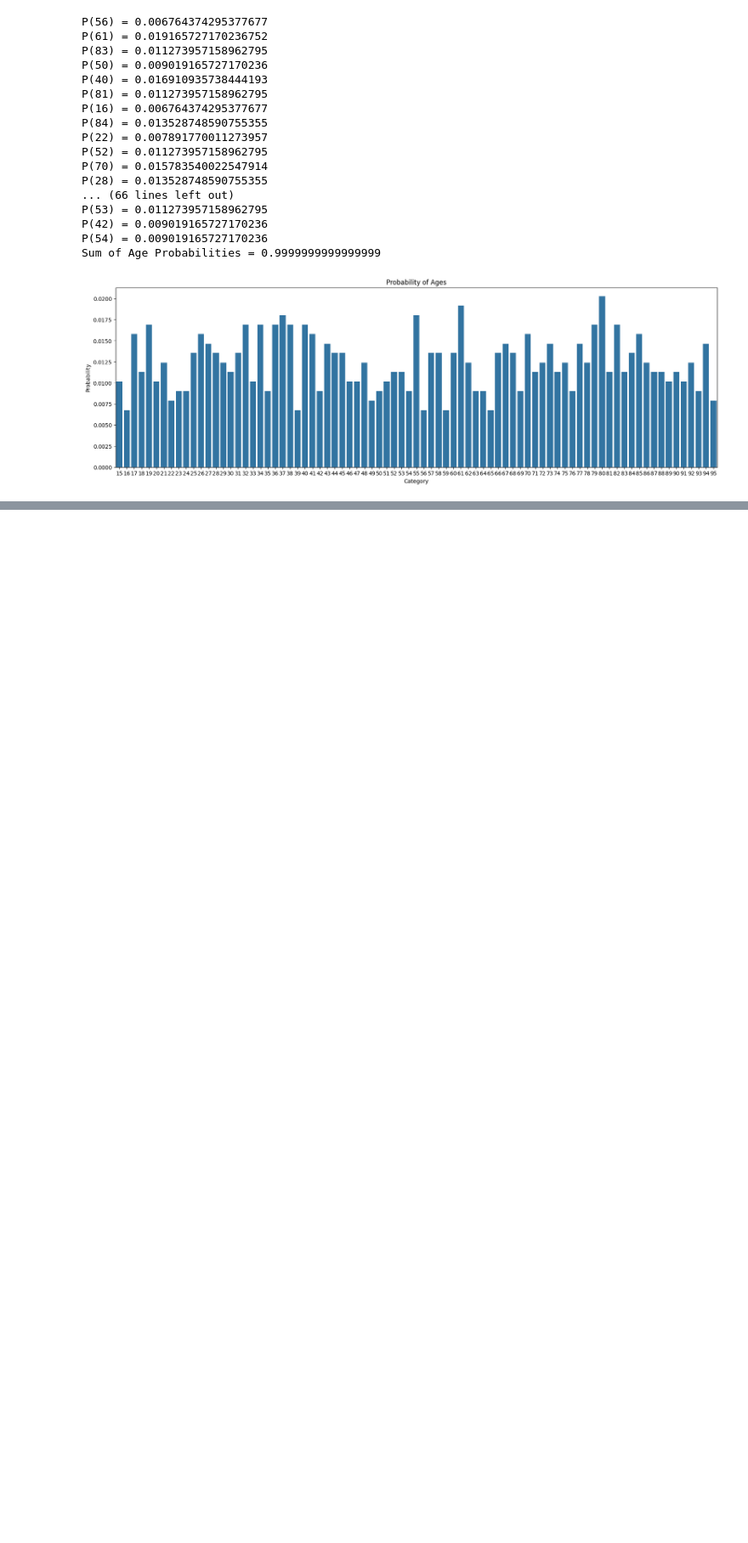
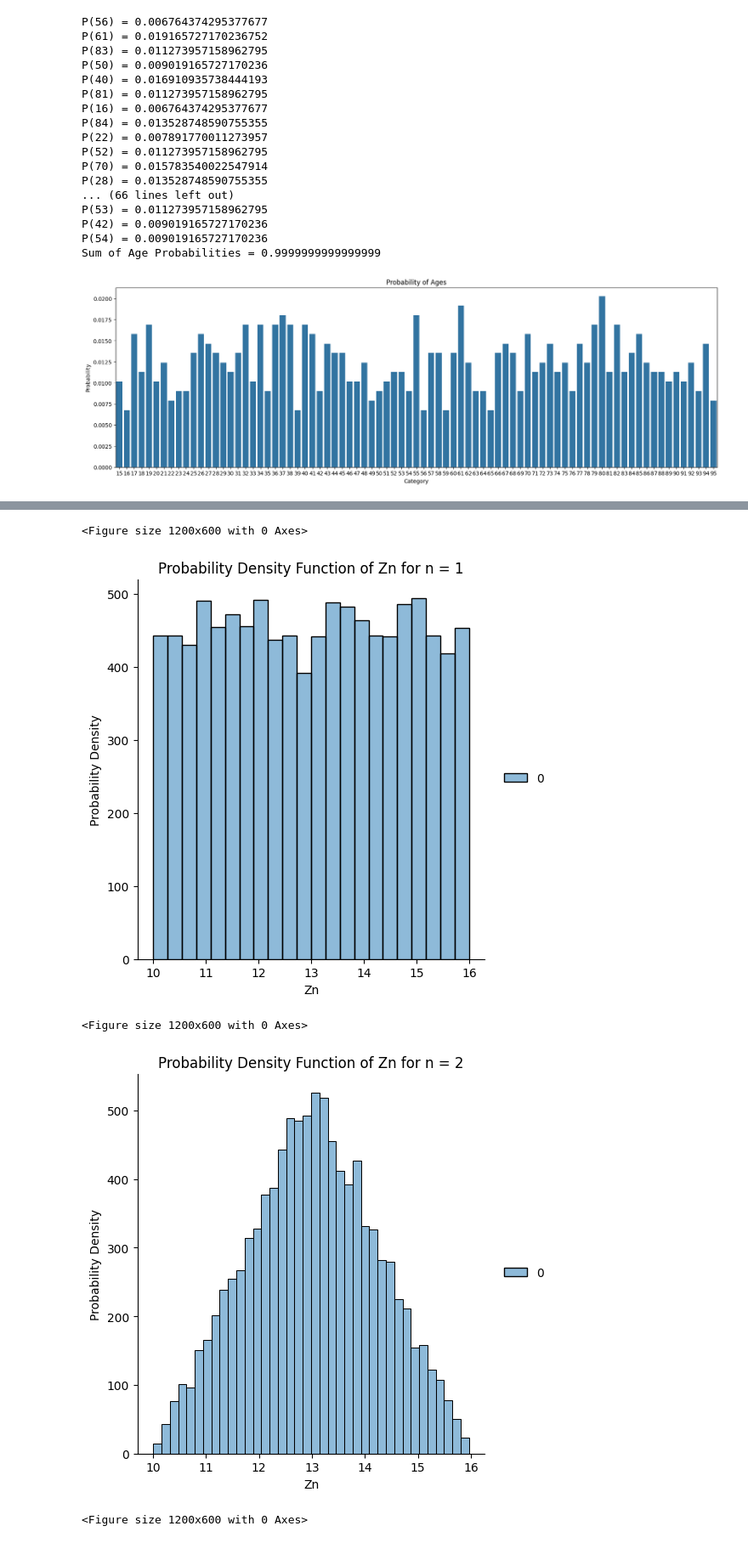
Before and after one commit to Dauniel/ece_engr_131A_project, a Jupyter notebook: project.ipynb, the cells around one changed output, grey strips where cells are left out. Shown at 85% size. Drawn from its saved outputs; the diff is of its cells as text; code cells hidden in the pictures; blank space fills up the shorter version.

```diff
--- a/project.ipynb
+++ b/project.ipynb
@@ -493,0 +616,20 @@ Sum of Age Probabilties | Buy = 1.0000000000000002
+# %%
+t = 10**4
+n_values = [1,2,3,10,30,100]
+
+for n in n_values:
+    Zn_samples = np.mean(np.random.uniform(10, 16, (t, n)), axis = 1)
+    Zn_samples = pd.DataFrame(Zn_samples)
+
+    plt.figure(figsize=(12,6))
+    sns.displot(data = Zn_samples)
+    plt.title(f'Probability Density Function of Zn for n = {n}')
+    plt.xlabel('Zn')
+    plt.ylabel('Probability Density')
+    plt.show()
+# %% [output]
+<Figure size 1200x600 with 0 Axes>
+[figure, added]
+<Figure size 1200x600 with 0 Axes>
+[figure, added]
+<Figure size 1200x600 with 0 Axes>
```
Also changed, not shown: parts of 36 cells of this notebook.
